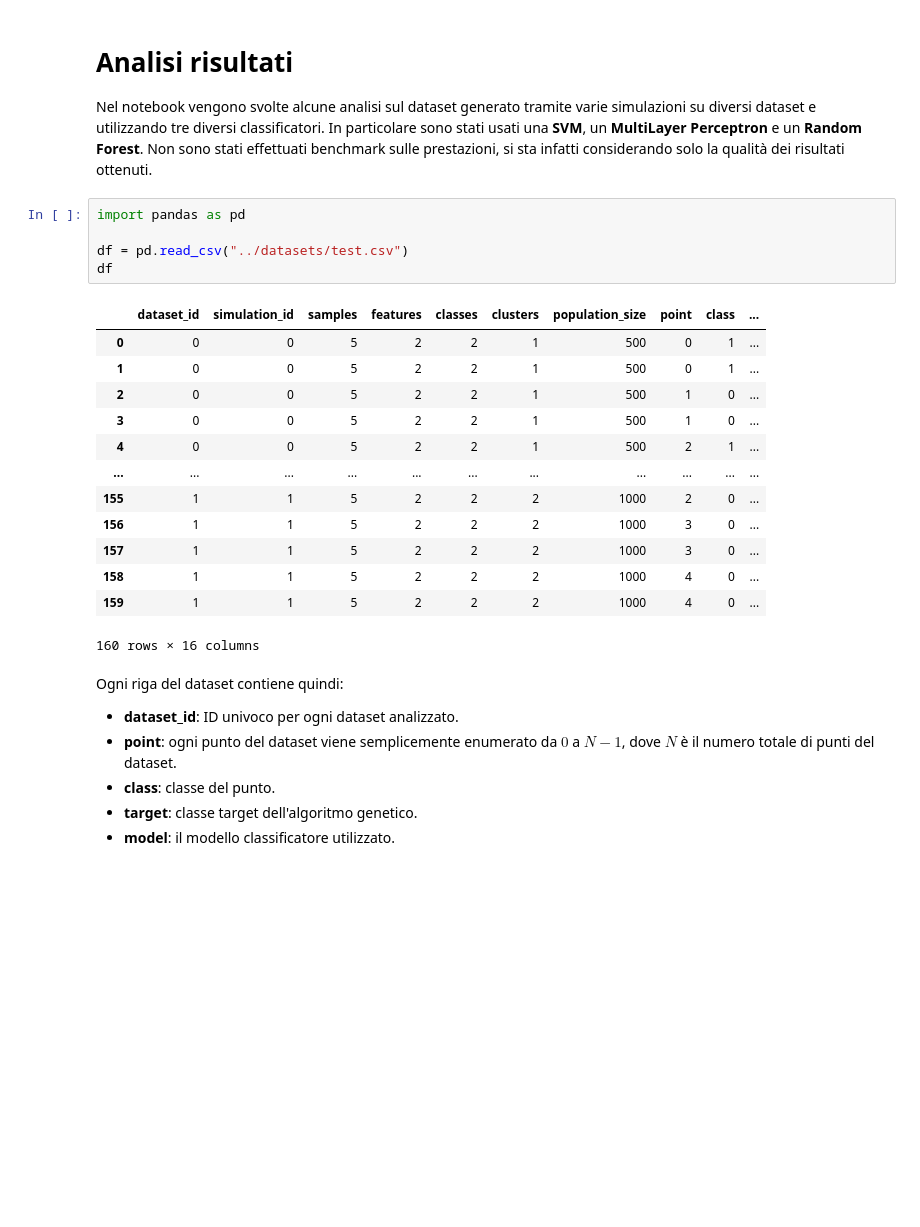
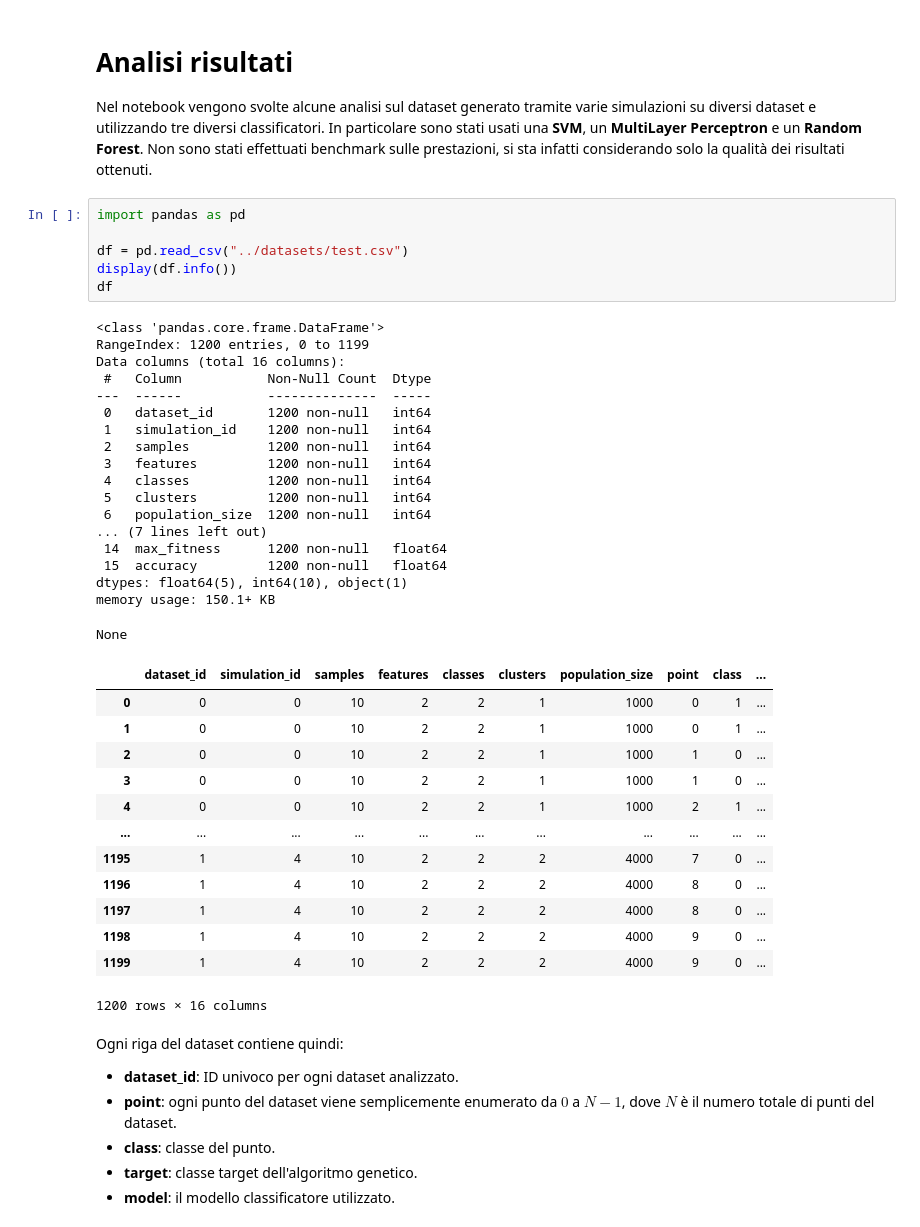
Before and after one commit to FedericoBustaffa/neighborhood_generator, a Jupyter notebook: notebooks/analysis.ipynb, the cells around one changed output. Cells and saved outputs as stored; diff of their text form; blank space fills up the shorter version.

```diff
--- a/notebooks/analysis.ipynb
+++ b/notebooks/analysis.ipynb
@@ -9,22 +9,41 @@ sta infatti considerando solo la qualità dei risultati ottenuti.
 # %%
 import pandas as pd
 
 df = pd.read_csv("../datasets/test.csv")
+display(df.info())
 df
 # %% [output]
+<class 'pandas.core.frame.DataFrame'>
+RangeIndex: 1200 entries, 0 to 1199
+Data columns (total 16 columns):
+ #   Column           Non-Null Count  Dtype
+---  ------           --------------  -----
+ 0   dataset_id       1200 non-null   int64
+ 1   simulation_id    1200 non-null   int64
+ 2   samples          1200 non-null   int64
+ 3   features         1200 non-null   int64
+ 4   classes          1200 non-null   int64
+ 5   clusters         1200 non-null   int64
+ 6   population_size  1200 non-null   int64
+... (7 lines left out)
+ 14  max_fitness      1200 non-null   float64
+ 15  accuracy         1200 non-null   float64
+dtypes: float64(5), int64(10), object(1)
+memory usage: 150.1+ KB
+None
 |  | dataset_id | simulation_id | samples | features | classes | clusters | population_size | point | class | ... |
-| 0 | 0 | 0 | 5 | 2 | 2 | 1 | 500 | 0 | 1 | ... |
-| 1 | 0 | 0 | 5 | 2 | 2 | 1 | 500 | 0 | 1 | ... |
-| 2 | 0 | 0 | 5 | 2 | 2 | 1 | 500 | 1 | 0 | ... |
-| 3 | 0 | 0 | 5 | 2 | 2 | 1 | 500 | 1 | 0 | ... |
-| 4 | 0 | 0 | 5 | 2 | 2 | 1 | 500 | 2 | 1 | ... |
+| 0 | 0 | 0 | 10 | 2 | 2 | 1 | 1000 | 0 | 1 | ... |
+| 1 | 0 | 0 | 10 | 2 | 2 | 1 | 1000 | 0 | 1 | ... |
+| 2 | 0 | 0 | 10 | 2 | 2 | 1 | 1000 | 1 | 0 | ... |
+| 3 | 0 | 0 | 10 | 2 | 2 | 1 | 1000 | 1 | 0 | ... |
+| 4 | 0 | 0 | 10 | 2 | 2 | 1 | 1000 | 2 | 1 | ... |
 | ... | ... | ... | ... | ... | ... | ... | ... | ... | ... | ... |
-| 155 | 1 | 1 | 5 | 2 | 2 | 2 | 1000 | 2 | 0 | ... |
-| 156 | 1 | 1 | 5 | 2 | 2 | 2 | 1000 | 3 | 0 | ... |
-| 157 | 1 | 1 | 5 | 2 | 2 | 2 | 1000 | 3 | 0 | ... |
-| 158 | 1 | 1 | 5 | 2 | 2 | 2 | 1000 | 4 | 0 | ... |
-| 159 | 1 | 1 | 5 | 2 | 2 | 2 | 1000 | 4 | 0 | ... |
+| 1195 | 1 | 4 | 10 | 2 | 2 | 2 | 4000 | 7 | 0 | ... |
+| 1196 | 1 | 4 | 10 | 2 | 2 | 2 | 4000 | 8 | 0 | ... |
+| 1197 | 1 | 4 | 10 | 2 | 2 | 2 | 4000 | 8 | 0 | ... |
+| 1198 | 1 | 4 | 10 | 2 | 2 | 2 | 4000 | 9 | 0 | ... |
+| 1199 | 1 | 4 | 10 | 2 | 2 | 2 | 4000 | 9 | 0 | ... |
-160 rows × 16 columns
+1200 rows × 16 columns
 # %% [markdown]
 Ogni riga del dataset contiene quindi:
 
```
Also changed, not shown: parts of 3 cells of this notebook.
